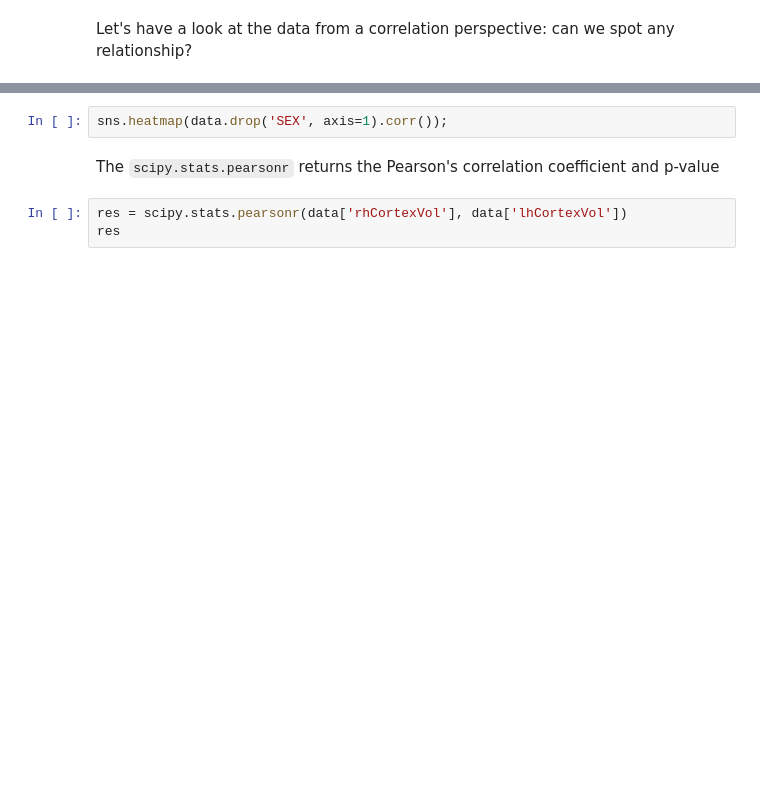
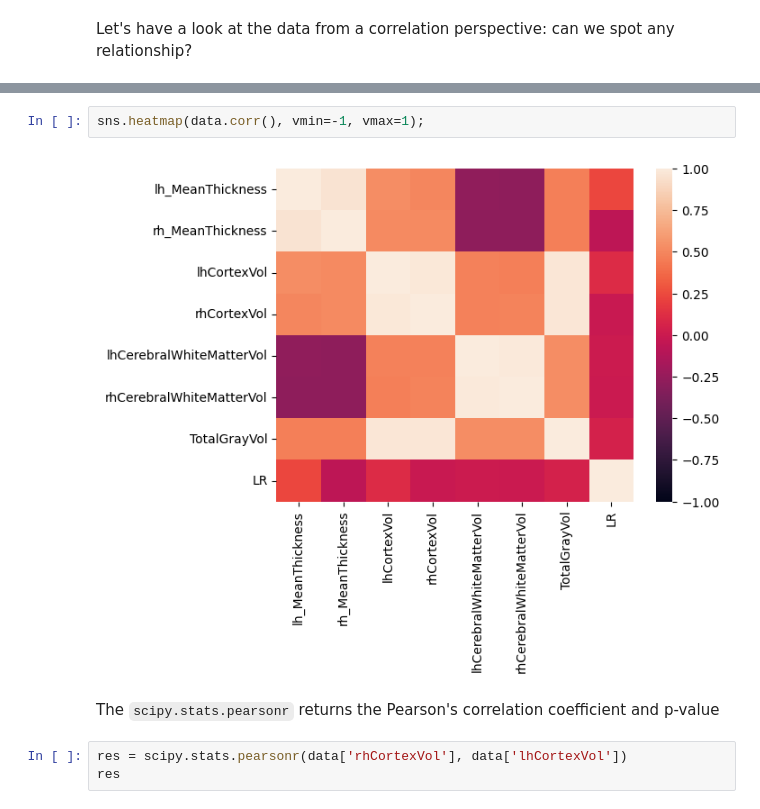
Before and after one commit to retico/cmepda_medphys, a Jupyter notebook: L6_code/demo3_data_exploration_Pandas.ipynb, the cells around one changed output, grey strips where cells are left out. Cells and saved outputs as stored; diff of their text form; blank space fills up the shorter version.

```diff
--- a/L6_code/demo3_data_exploration_Pandas.ipynb
+++ b/L6_code/demo3_data_exploration_Pandas.ipynb
@@ -334,5 +752,7 @@ data.drop('SEX', axis=1).corr()
 # %%
-sns.heatmap(data.drop('SEX', axis=1).corr());
+sns.heatmap(data.corr(), vmin=-1, vmax=1);
+# %% [output]
+[figure, added]
 # %% [markdown]
 The `scipy.stats.pearsonr` returns the Pearson's correlation coefficient and p-value
 # %%
```
Also changed, not shown: parts of 78 cells of this notebook.
